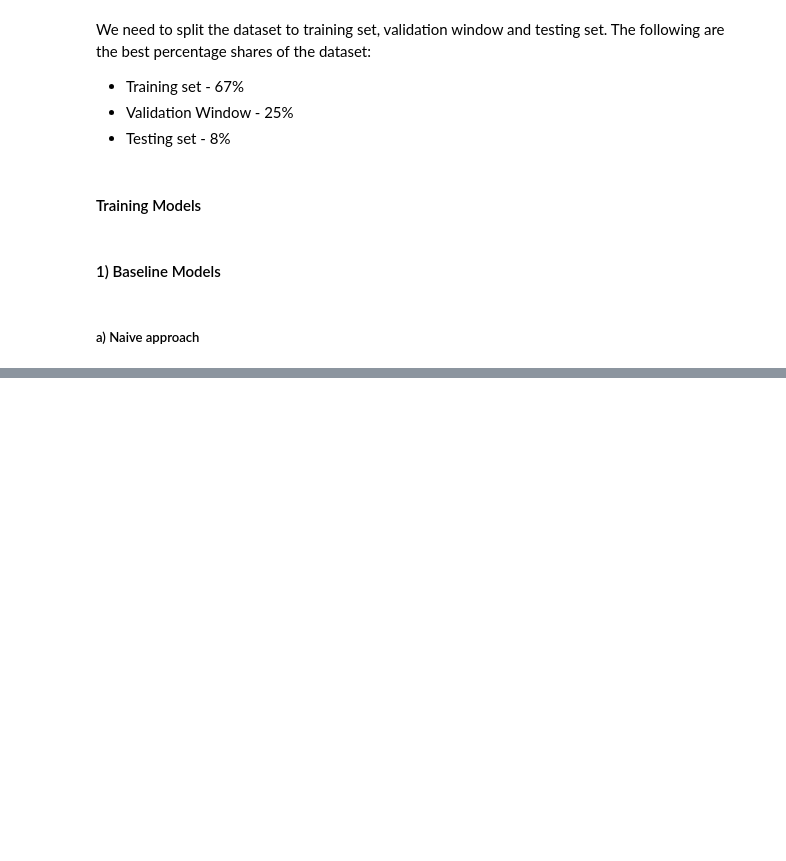
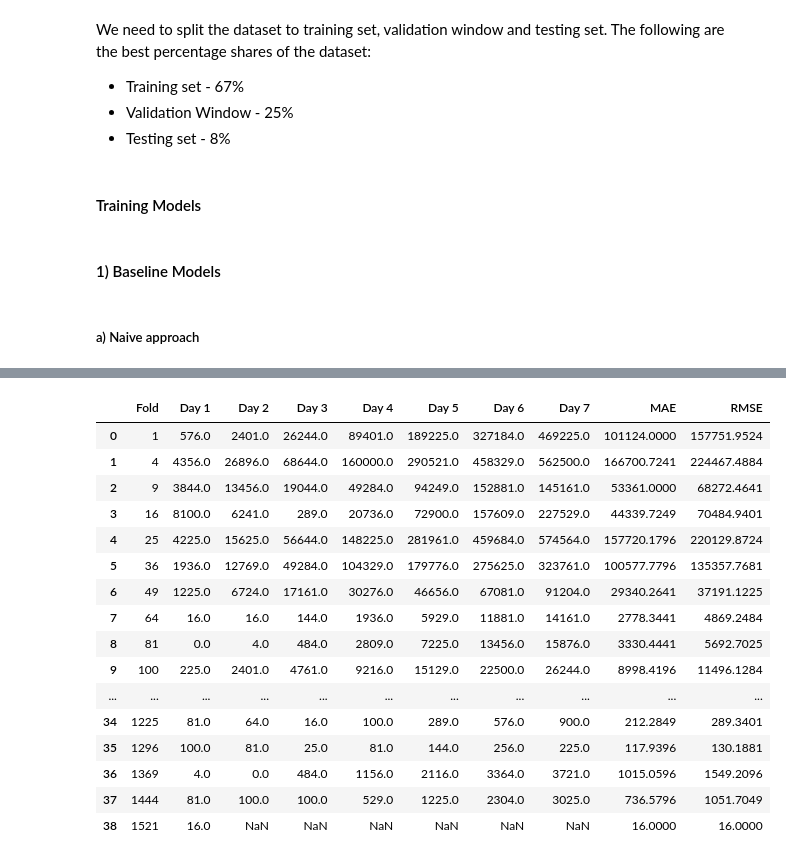
Before and after one commit to amithvardhan99/resume-projects, a Jupyter notebook: Predictive Forecasting of Care Load & Placement Demand/notebook.ipynb, the cells around one changed output, grey strips where cells are left out. Cells and saved outputs as stored; diff of their text form; code cells hidden in the pictures; blank space fills up the shorter version.

```diff
--- a/Predictive Forecasting of Care Load & Placement Demand/notebook.ipynb
+++ b/Predictive Forecasting of Care Load & Placement Demand/notebook.ipynb
@@ -473,9 +474,10 @@ def retrieve_validation_window(validation_window_1,length_of_window):
 # %% [markdown]
 #####   a) Naive approach
 # %%
-validation_data = retrieve_validation_window(validation_window_1,14)
+validation_data = retrieve_validation_window(validation_window_1,7)
 cols = ["Day "+str(i) for i in range(1,8)]
 mae_df = pd.DataFrame(columns = ["Fold"]+cols)
+rmse_df = pd.DataFrame(columns = ["Fold"]+cols)
 rt = 0
 
 for i in validation_data:
@@ -489,14 +491,21 @@ for i in validation_data:
     df_train_test["Actual_HHS_Care"] = df_7[[k in i for k in df_7["Date"]]]["HHS_Care"].values
     df_train_test["Predicted_HHS_Care"] = hhs_care_predicted_value
 
-    df_train_test["Absolute_Error"] = abs(df_train_test["Predicted_HHS_Care"] - df_train_test["Actual_HHS_Care"])
-
     cols_1 = ["Day "+str(i) for i in range(1,len(i)+1)]
 
 
+    df_train_test["Absolute_Error"] = abs(df_train_test["Predicted_HHS_Care"] - df_train_test["Actual_HHS_Care"])
+    mae = mean_absolute_error(df_train_test["Actual_HHS_Care"],df_train_test["Predicted_HHS_Care"])
     mae_df.loc[rt,"Fold"] = (rt + 1)
     mae_df.loc[rt,cols_1] = df_train_test["Absolute_Error"].values
+    mae_df.loc[rt,"MAE"] = round(mae,2)
+
+
+    df_train_test["Squared_Error"] = (df_train_test["Predicted_HHS_Care"] - df_train_test["Actual_HHS_Care"]) * (df_train_test["Predicted_HHS_Care"] - df_train_test["Actual_HHS_Care"])
+    rmse = root_mean_squared_error(df_train_test["Actual_HHS_Care"],df_train_test["Predicted_HHS_Care"])
+    rmse_df.loc[rt,"Fold"] = (rt + 1)
+    rmse_df.loc[rt,cols_1] = df_train_test["Absolute_Error"].values
+    rmse_df.loc[rt,"RMSE"] = round(rmse,2)
+
 
     rt += 1
-
-df_train_test
@@ -543,0 +571,20 @@ dtype: object
+# %%
+np.power(mae_df,2).sum
+# %% [output]
+|  | Fold | Day 1 | Day 2 | Day 3 | Day 4 | Day 5 | Day 6 | Day 7 | MAE | RMSE |
+| 0 | 1 | 576.0 | 2401.0 | 26244.0 | 89401.0 | 189225.0 | 327184.0 | 469225.0 | 101124.0000 | 157751.9524 |
+| 1 | 4 | 4356.0 | 26896.0 | 68644.0 | 160000.0 | 290521.0 | 458329.0 | 562500.0 | 166700.7241 | 224467.4884 |
+| 2 | 9 | 3844.0 | 13456.0 | 19044.0 | 49284.0 | 94249.0 | 152881.0 | 145161.0 | 53361.0000 | 68272.4641 |
+| 3 | 16 | 8100.0 | 6241.0 | 289.0 | 20736.0 | 72900.0 | 157609.0 | 227529.0 | 44339.7249 | 70484.9401 |
+| 4 | 25 | 4225.0 | 15625.0 | 56644.0 | 148225.0 | 281961.0 | 459684.0 | 574564.0 | 157720.1796 | 220129.8724 |
+| 5 | 36 | 1936.0 | 12769.0 | 49284.0 | 104329.0 | 179776.0 | 275625.0 | 323761.0 | 100577.7796 | 135357.7681 |
+| 6 | 49 | 1225.0 | 6724.0 | 17161.0 | 30276.0 | 46656.0 | 67081.0 | 91204.0 | 29340.2641 | 37191.1225 |
+| 7 | 64 | 16.0 | 16.0 | 144.0 | 1936.0 | 5929.0 | 11881.0 | 14161.0 | 2778.3441 | 4869.2484 |
+| 8 | 81 | 0.0 | 4.0 | 484.0 | 2809.0 | 7225.0 | 13456.0 | 15876.0 | 3330.4441 | 5692.7025 |
+| 9 | 100 | 225.0 | 2401.0 | 4761.0 | 9216.0 | 15129.0 | 22500.0 | 26244.0 | 8998.4196 | 11496.1284 |
+| ... | ... | ... | ... | ... | ... | ... | ... | ... | ... | ... |
+| 34 | 1225 | 81.0 | 64.0 | 16.0 | 100.0 | 289.0 | 576.0 | 900.0 | 212.2849 | 289.3401 |
+| 35 | 1296 | 100.0 | 81.0 | 25.0 | 81.0 | 144.0 | 256.0 | 225.0 | 117.9396 | 130.1881 |
+| 36 | 1369 | 4.0 | 0.0 | 484.0 | 1156.0 | 2116.0 | 3364.0 | 3721.0 | 1015.0596 | 1549.2096 |
+| 37 | 1444 | 81.0 | 100.0 | 100.0 | 529.0 | 1225.0 | 2304.0 | 3025.0 | 736.5796 | 1051.7049 |
+| 38 | 1521 | 16.0 | NaN | NaN | NaN | NaN | NaN | NaN | 16.0000 | 16.0000 |
```
Also changed, not shown: parts of 7 cells of this notebook, 2 other files.
